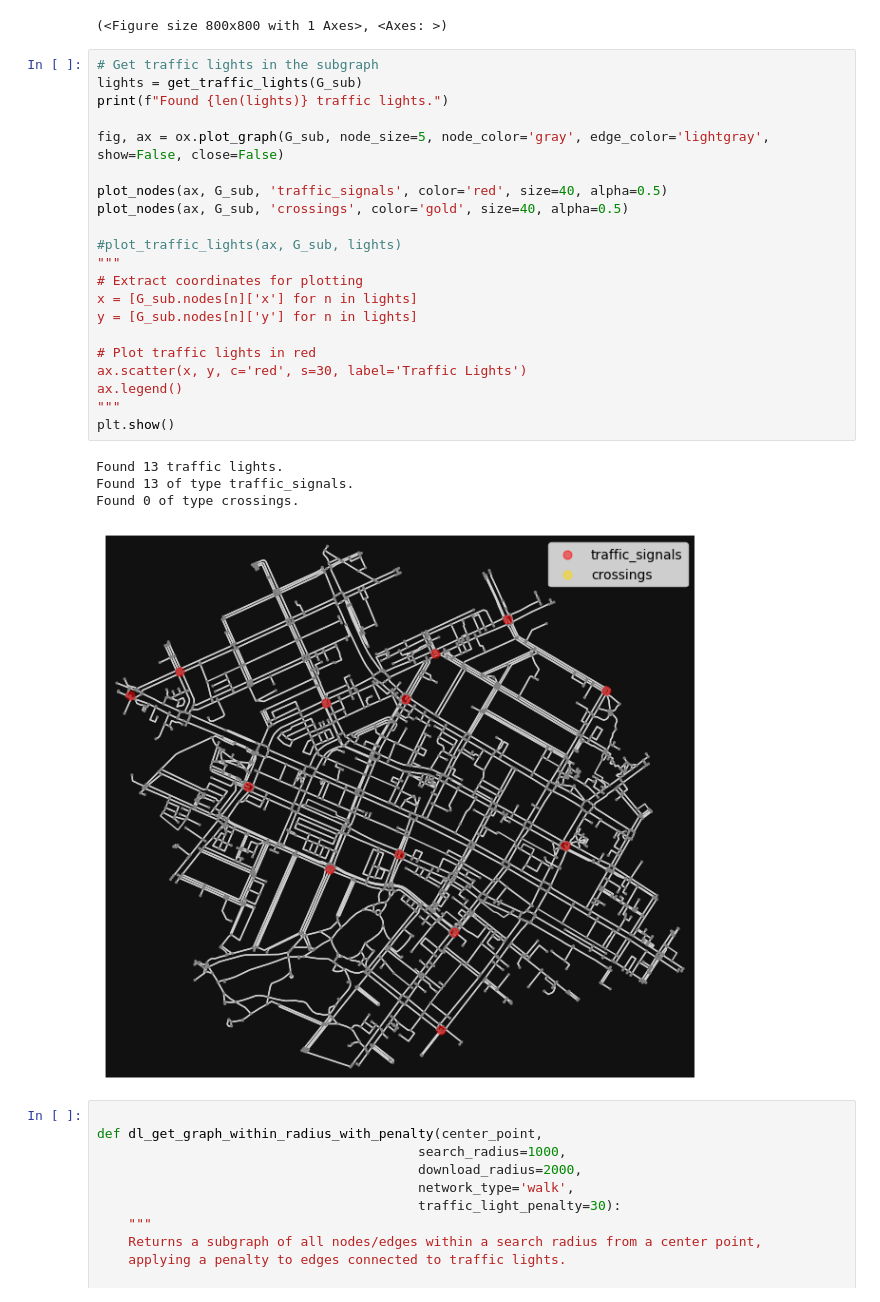
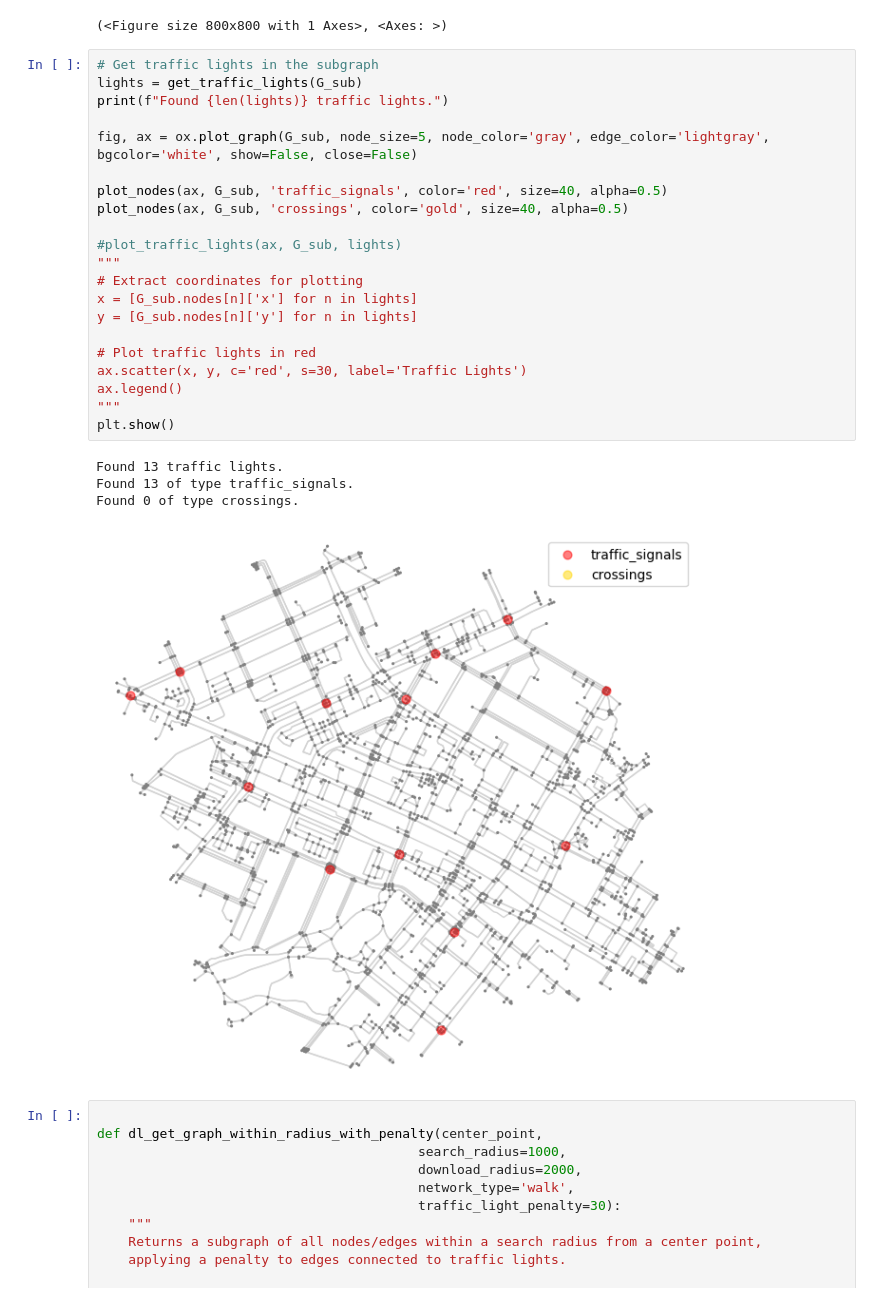
Before and after one commit to mbells/active_transport_ds, a Jupyter notebook: map_analysis/City_walkability.ipynb, the cells around one changed output. Drawn from its saved outputs; the diff is of its cells as text.

```diff
--- a/map_analysis/City_walkability.ipynb
+++ b/map_analysis/City_walkability.ipynb
@@ -252,29 +252,29 @@ ox.plot_graph(G_sub, node_size=5, edge_color='black', bgcolor='white')
 # %%
 # Get traffic lights in the subgraph
 lights = get_traffic_lights(G_sub)
 print(f"Found {len(lights)} traffic lights.")
 
-fig, ax = ox.plot_graph(G_sub, node_size=5, node_color='gray', edge_color='lightgray', show=False, close=False)
+fig, ax = ox.plot_graph(G_sub, node_size=5, node_color='gray', edge_color='lightgray', bgcolor='white', show=False, close=False)
 
 plot_nodes(ax, G_sub, 'traffic_signals', color='red', size=40, alpha=0.5)
 plot_nodes(ax, G_sub, 'crossings', color='gold', size=40, alpha=0.5)
 
 #plot_traffic_lights(ax, G_sub, lights)
 """
 # Extract coordinates for plotting
 x = [G_sub.nodes[n]['x'] for n in lights]
 y = [G_sub.nodes[n]['y'] for n in lights]
 
 # Plot traffic lights in red
 ax.scatter(x, y, c='red', s=30, label='Traffic Lights')
 ax.legend()
 """
 plt.show()
 # %% [output]
 Found 13 traffic lights.
 Found 13 of type traffic_signals.
 Found 0 of type crossings.
-[figure, old version]
+[figure, new version]
 # %%
 
 def dl_get_graph_within_radius_with_penalty(center_point,
```
Also changed, not shown: parts of 2 cells of this notebook.
